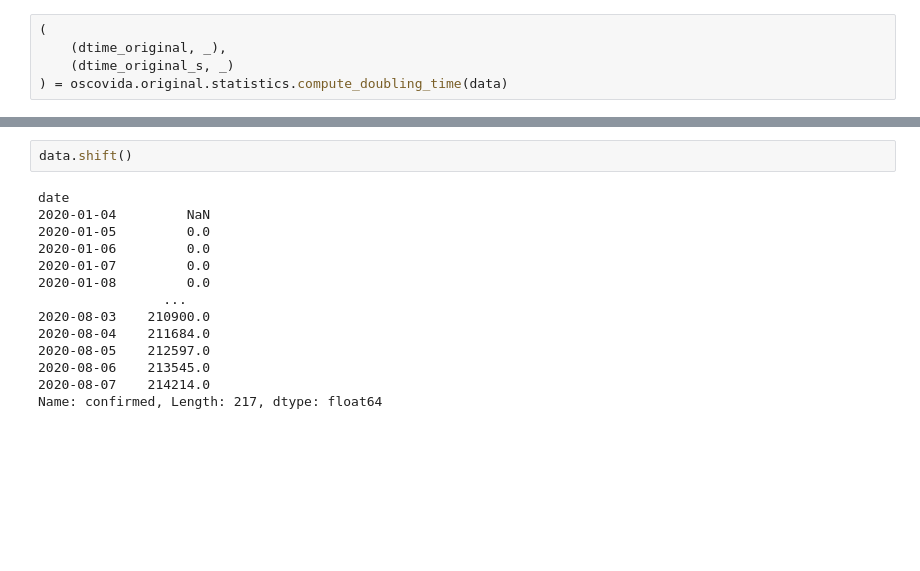
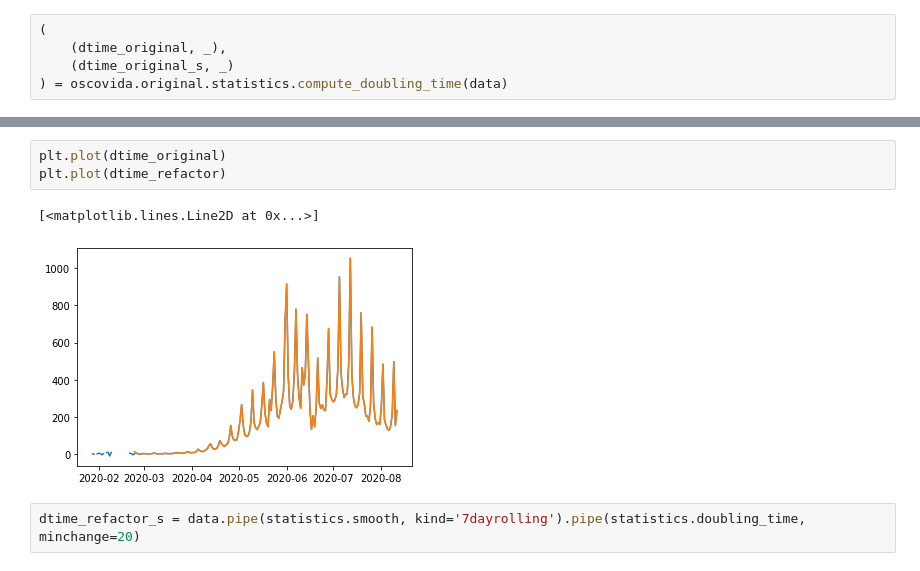
Before and after one commit to oscovida/oscovida, a Jupyter notebook: refactoring_tests.ipynb, the cells around one changed output, grey strips where cells are left out. Drawn from its saved outputs; the diff is of its cells as text; blank space fills up the shorter version.

```diff
--- a/refactoring_tests.ipynb
+++ b/refactoring_tests.ipynb
@@ -92,16 +62,8 @@ array([214214,      0,      0,      0,      0,      0,      0,      0,
-# %%
-data.shift()
-# %% [output]
-date
-2020-01-04         NaN
-2020-01-05         0.0
-2020-01-06         0.0
-2020-01-07         0.0
-2020-01-08         0.0
-                ...
-2020-08-03    210900.0
-2020-08-04    211684.0
-2020-08-05    212597.0
-2020-08-06    213545.0
-2020-08-07    214214.0
-Name: confirmed, Length: 217, dtype: float64
+# %%
+plt.plot(dtime_original)
+plt.plot(dtime_refactor)
+# %% [output]
+[<matplotlib.lines.Line2D at 0x...>]
+[figure, added]
+# %%
+dtime_refactor_s = data.pipe(statistics.smooth, kind='7dayrolling').pipe(statistics.doubling_time, minchange=20)
```
Also changed, not shown: parts of 14 cells of this notebook, 1 other file.
